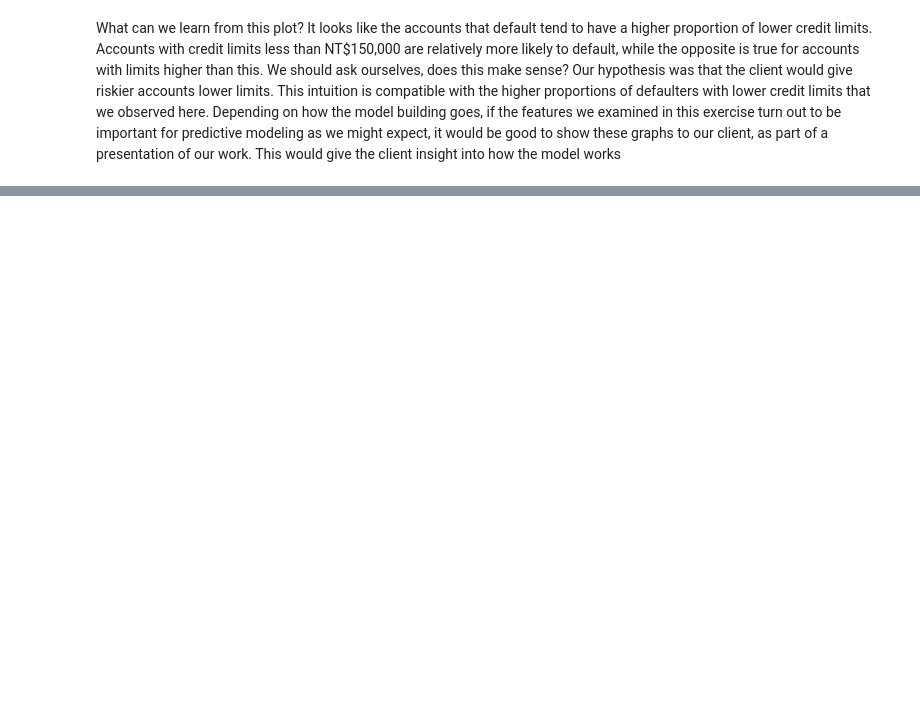
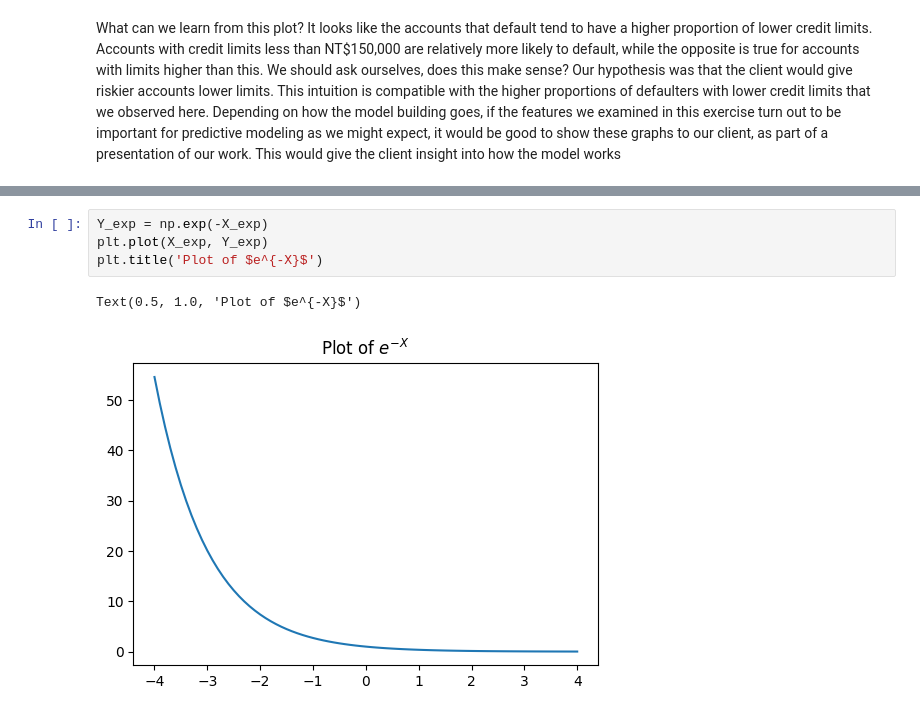
Before and after one commit to cbvreis/Book_Data-Science-Projects-with-Python-P, a Jupyter notebook: notebooks/chapter3.ipynb, the cells around one changed output, grey strips where cells are left out. Cells and saved outputs as stored; diff of their text form; blank space fills up the shorter version.

```diff
--- a/notebooks/chapter3.ipynb
+++ b/notebooks/chapter3.ipynb
@@ -246,0 +351,7 @@ observed here. Depending on how the model building goes, if the features we exam
+# %%
+Y_exp = np.exp(-X_exp)
+plt.plot(X_exp, Y_exp)
+plt.title('Plot of $e^{-X}$')
+# %% [output]
+Text(0.5, 1.0, 'Plot of $e^{-X}$')
+[figure, added]
```
Also changed, not shown: parts of 63 cells of this notebook, 3 other files.
